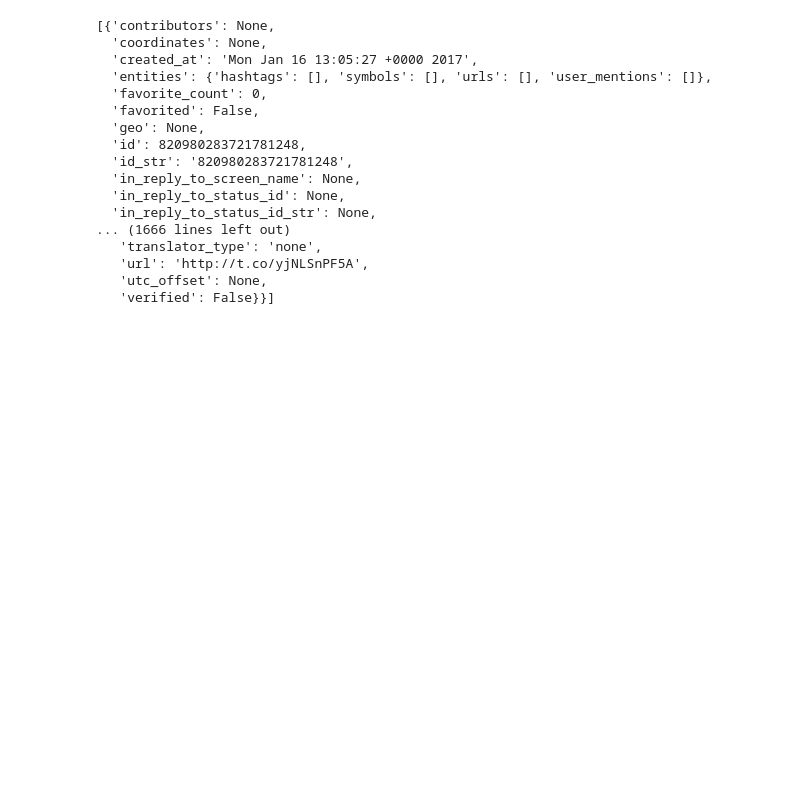
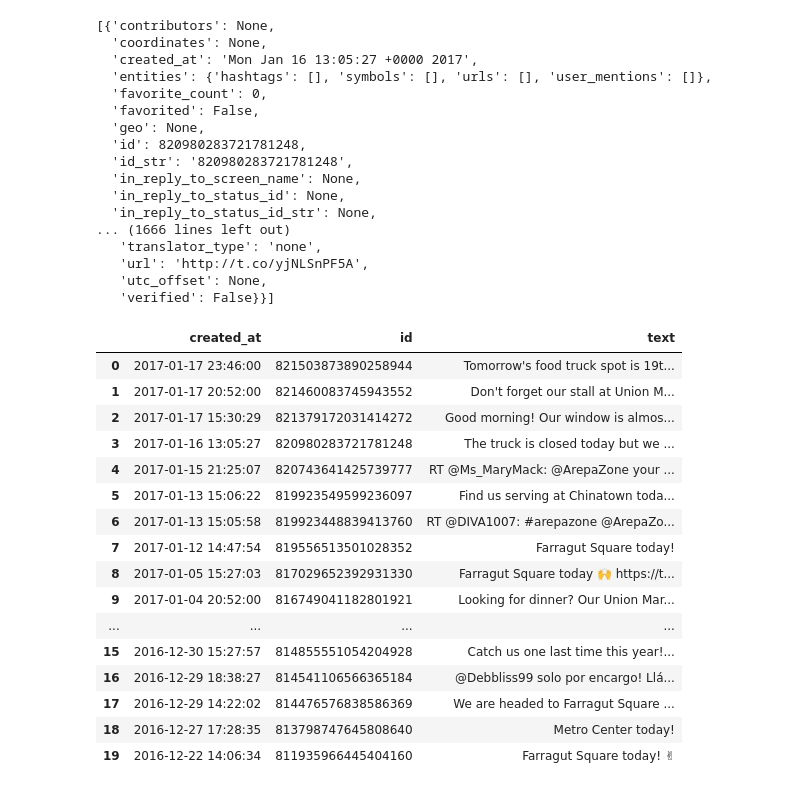
Before and after one commit to nikelly1326/ft-aggregate, a Jupyter notebook: twitter_api.ipynb, the cells around one changed output. Saved outputs shown, nothing was run; the diff lists cells and outputs as text; code cells hidden in the pictures; blank space fills up the shorter version.

Commit message:
working with dictionary to df method, not fcn or loop yet

```diff
--- a/twitter_api.ipynb
+++ b/twitter_api.ipynb
@@ -23,0 +39,15 @@ api = tweepy.API(auth)
+# %%
+#doesn't work yet, something with the pd.DataFrame line syntax
+trucks=['captaincookiedc']
+for food_truck_twitter_handle in trucks:
+    food_truck_twitter_handle_timeline=api.user_timeline('{}'.format(food_truck_twitter_handle))
+    food_truck_twitter_handle_tweets=[]
+    for tweet in food_truck_twitter_handle_timeline:
+        tweet_parts = {
+            "id":tweet.id,
+            "created_at":tweet.created_at,
+            "text":tweet.text
+        }
+        food_truck_twitter_handle_tweets.append(tweet_parts)
+    food_truck_twitter_handle_df = pd.DataFrame(food_truck_twitter_handle_tweets)
+    return food_truck_twitter_handle_df
@@ -487,3 +516,38 @@ parsed_json
    'url': 'http://t.co/yjNLSnPF5A',
    'utc_offset': None,
    'verified': False}}]
+# %%
+#second method from David
+#Pull in most recent 20 tweets
+ArepaZone_timeline=api.user_timeline("ArepaZone")
+arepa_tweets=[]
+for tweet in ArepaZone_timeline:
+    tweet_parts = {
+        "id":tweet.id,
+        "created_at":tweet.created_at,
+        "text":tweet.text
+    }
+    arepa_tweets.append(tweet_parts)
+
+ArepaZone_df = pd.DataFrame(arepa_tweets)
+ArepaZone_df
+# %%
+ArepaZone_df
+# %% [output]
+|  | created_at | id | text |
+| 0 | 2017-01-17 23:46:00 | 821503873890258944 | Tomorrow's food truck spot is 19t... |
+| 1 | 2017-01-17 20:52:00 | 821460083745943552 | Don't forget our stall at Union M... |
+| 2 | 2017-01-17 15:30:29 | 821379172031414272 | Good morning! Our window is almos... |
+| 3 | 2017-01-16 13:05:27 | 820980283721781248 | The truck is closed today but we ... |
+| 4 | 2017-01-15 21:25:07 | 820743641425739777 | RT @Ms_MaryMack: @ArepaZone your ... |
+| 5 | 2017-01-13 15:06:22 | 819923549599236097 | Find us serving at Chinatown toda... |
+| 6 | 2017-01-13 15:05:58 | 819923448839413760 | RT @DIVA1007: #arepazone @ArepaZo... |
+| 7 | 2017-01-12 14:47:54 | 819556513501028352 | Farragut Square today! |
+| 8 | 2017-01-05 15:27:03 | 817029652392931330 | Farragut Square today 🙌 https://t... |
+| 9 | 2017-01-04 20:52:00 | 816749041182801921 | Looking for dinner? Our Union Mar... |
+| ... | ... | ... | ... |
+| 15 | 2016-12-30 15:27:57 | 814855551054204928 | Catch us one last time this year!... |
+| 16 | 2016-12-29 18:38:27 | 814541106566365184 | @Debbliss99 solo por encargo! Llá... |
+| 17 | 2016-12-29 14:22:02 | 814476576838586369 | We are headed to Farragut Square ... |
+| 18 | 2016-12-27 17:28:35 | 813798747645808640 | Metro Center today! |
+| 19 | 2016-12-22 14:06:34 | 811935966445404160 | Farragut Square today! ✌ |
```
Also changed, not shown: parts of 6 cells of this notebook, 1 other file.
